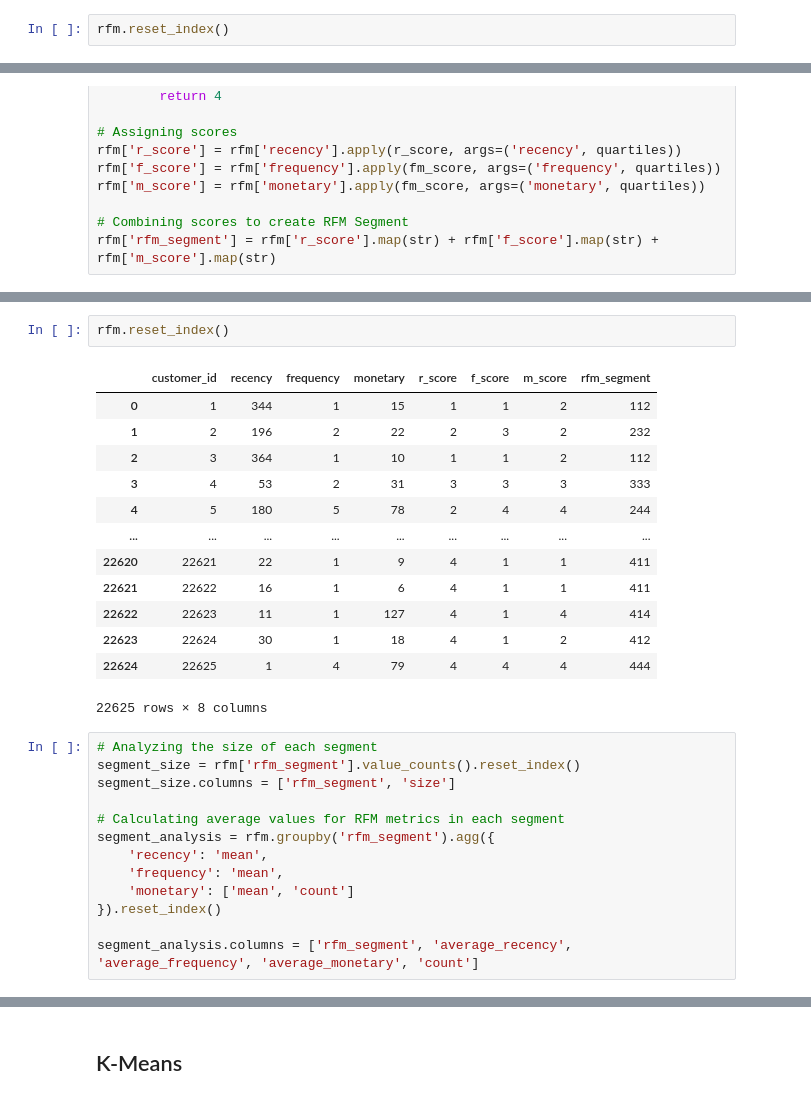
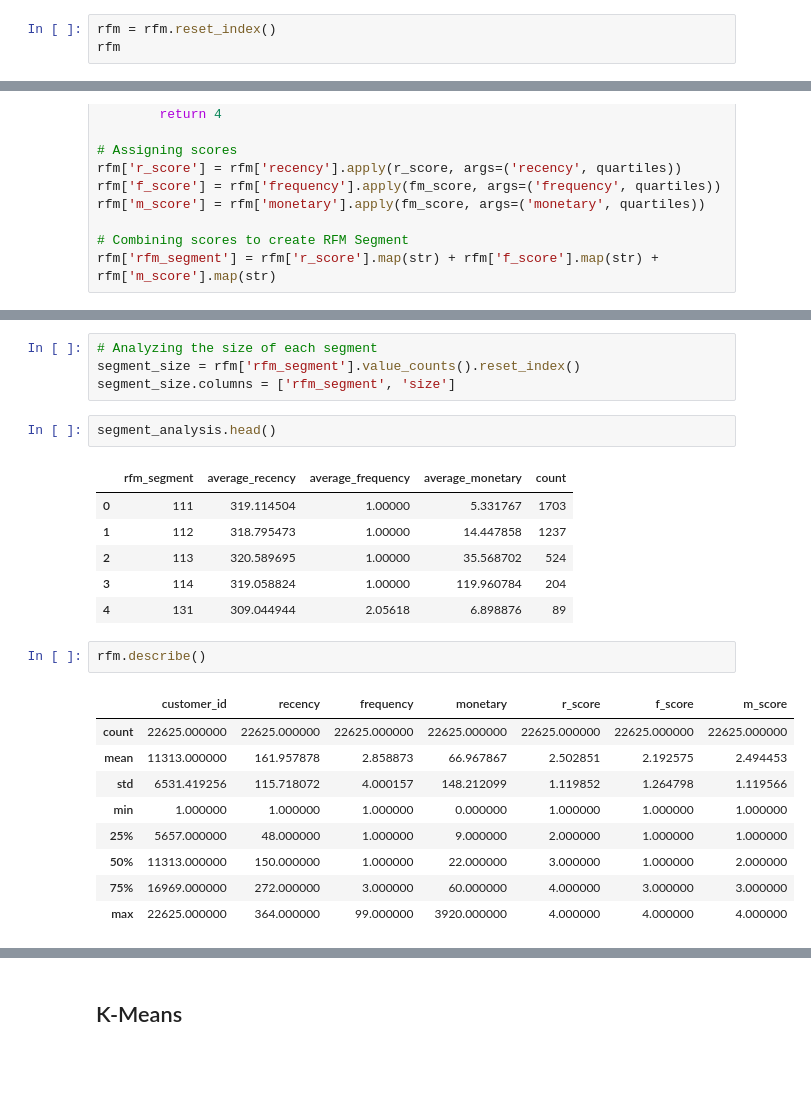
Before and after one commit to jtprado/capstone, a Jupyter notebook: eda.ipynb, the cells around one changed output, grey strips where cells are left out. Drawn from its saved outputs; the diff is of its cells as text; blank space fills up the shorter version.

```diff
--- a/eda.ipynb
+++ b/eda.ipynb
@@ -83,7 +179,8 @@ rfm = df.groupby('customer_id').agg({
     'sales_amount': 'sum'  # Monetary (total amount of money spent)
 }).rename(columns={'date': 'recency', 'transaction_id': 'frequency', 'sales_amount': 'monetary'})
 # %%
-rfm.reset_index()
+rfm = rfm.reset_index()
+rfm
 # %% [output]
 |  | customer_id | recency | frequency | monetary |
 | 0 | 1 | 344 | 1 | 15 |
@@ -134,29 +244,25 @@ rfm['rfm_segment'] = rfm['r_score'].map(str) + rfm['f_score'].map(str) + rfm['m_
+# %%
+# Analyzing the size of each segment
+segment_size = rfm['rfm_segment'].value_counts().reset_index()
+segment_size.columns = ['rfm_segment', 'size']
+# %%
+segment_analysis.head()
+# %% [output]
+|  | rfm_segment | average_recency | average_frequency | average_monetary | count |
+| 0 | 111 | 319.114504 | 1.00000 | 5.331767 | 1703 |
+| 1 | 112 | 318.795473 | 1.00000 | 14.447858 | 1237 |
+| 2 | 113 | 320.589695 | 1.00000 | 35.568702 | 524 |
+| 3 | 114 | 319.058824 | 1.00000 | 119.960784 | 204 |
+| 4 | 131 | 309.044944 | 2.05618 | 6.898876 | 89 |
 # %%
-rfm.reset_index()
+rfm.describe()
 # %% [output]
-|  | customer_id | recency | frequency | monetary | r_score | f_score | m_score | rfm_segment |
-| 0 | 1 | 344 | 1 | 15 | 1 | 1 | 2 | 112 |
-| 1 | 2 | 196 | 2 | 22 | 2 | 3 | 2 | 232 |
-| 2 | 3 | 364 | 1 | 10 | 1 | 1 | 2 | 112 |
-| 3 | 4 | 53 | 2 | 31 | 3 | 3 | 3 | 333 |
-| 4 | 5 | 180 | 5 | 78 | 2 | 4 | 4 | 244 |
-| ... | ... | ... | ... | ... | ... | ... | ... | ... |
-| 22620 | 22621 | 22 | 1 | 9 | 4 | 1 | 1 | 411 |
-| 22621 | 22622 | 16 | 1 | 6 | 4 | 1 | 1 | 411 |
-| 22622 | 22623 | 11 | 1 | 127 | 4 | 1 | 4 | 414 |
-| 22623 | 22624 | 30 | 1 | 18 | 4 | 1 | 2 | 412 |
-| 22624 | 22625 | 1 | 4 | 79 | 4 | 4 | 4 | 444 |
+|  | customer_id | recency | frequency | monetary | r_score | f_score | m_score |
+| count | 22625.000000 | 22625.000000 | 22625.000000 | 22625.000000 | 22625.000000 | 22625.000000 | 22625.000000 |
+| mean | 11313.000000 | 161.957878 | 2.858873 | 66.967867 | 2.502851 | 2.192575 | 2.494453 |
+| std | 6531.419256 | 115.718072 | 4.000157 | 148.212099 | 1.119852 | 1.264798 | 1.119566 |
+| min | 1.000000 | 1.000000 | 1.000000 | 0.000000 | 1.000000 | 1.000000 | 1.000000 |
+| 25% | 5657.000000 | 48.000000 | 1.000000 | 9.000000 | 2.000000 | 1.000000 | 1.000000 |
+| 50% | 11313.000000 | 150.000000 | 1.000000 | 22.000000 | 3.000000 | 1.000000 | 2.000000 |
+| 75% | 16969.000000 | 272.000000 | 3.000000 | 60.000000 | 4.000000 | 3.000000 | 3.000000 |
+| max | 22625.000000 | 364.000000 | 99.000000 | 3920.000000 | 4.000000 | 4.000000 | 4.000000 |
-22625 rows × 8 columns
-# %%
-# Analyzing the size of each segment
-segment_size = rfm['rfm_segment'].value_counts().reset_index()
-segment_size.columns = ['rfm_segment', 'size']
-
-# Calculating average values for RFM metrics in each segment
-segment_analysis = rfm.groupby('rfm_segment').agg({
-    'recency': 'mean',
-    'frequency': 'mean',
-    'monetary': ['mean', 'count']
-}).reset_index()
-
-segment_analysis.columns = ['rfm_segment', 'average_recency', 'average_frequency', 'average_monetary', 'count']
```
Also changed, not shown: parts of 47 cells of this notebook.
